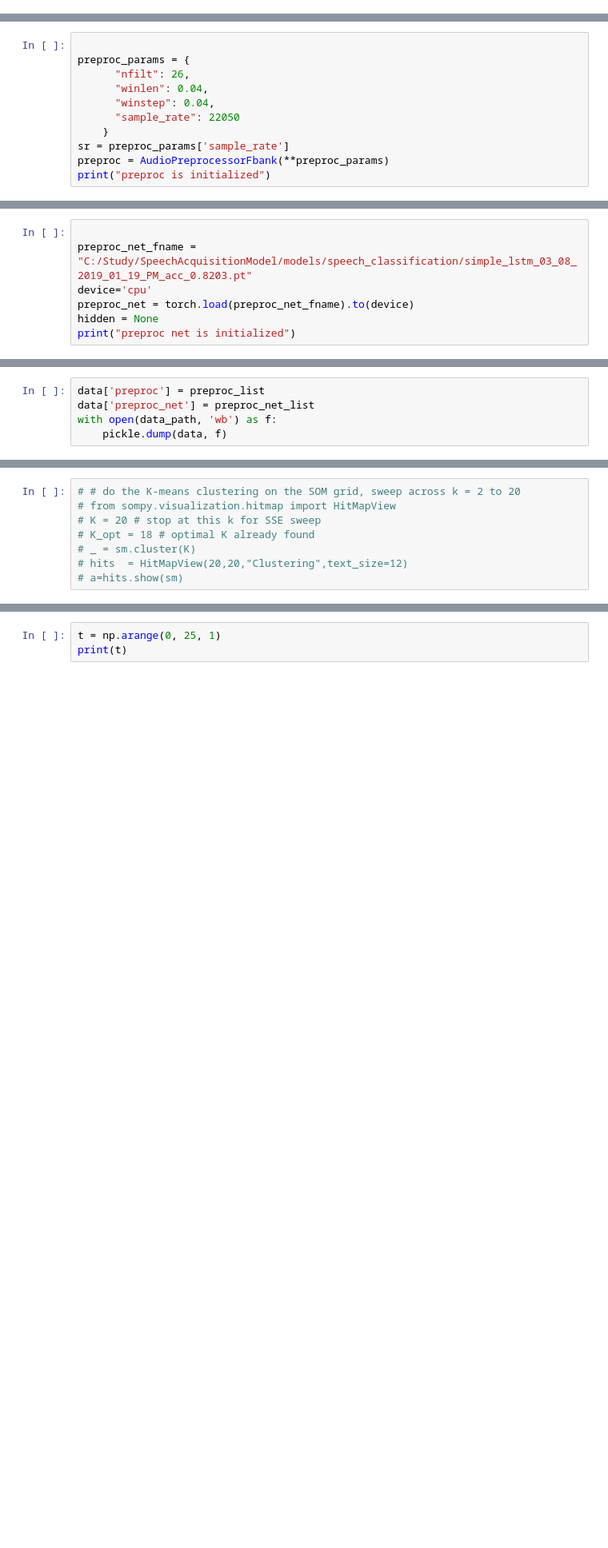
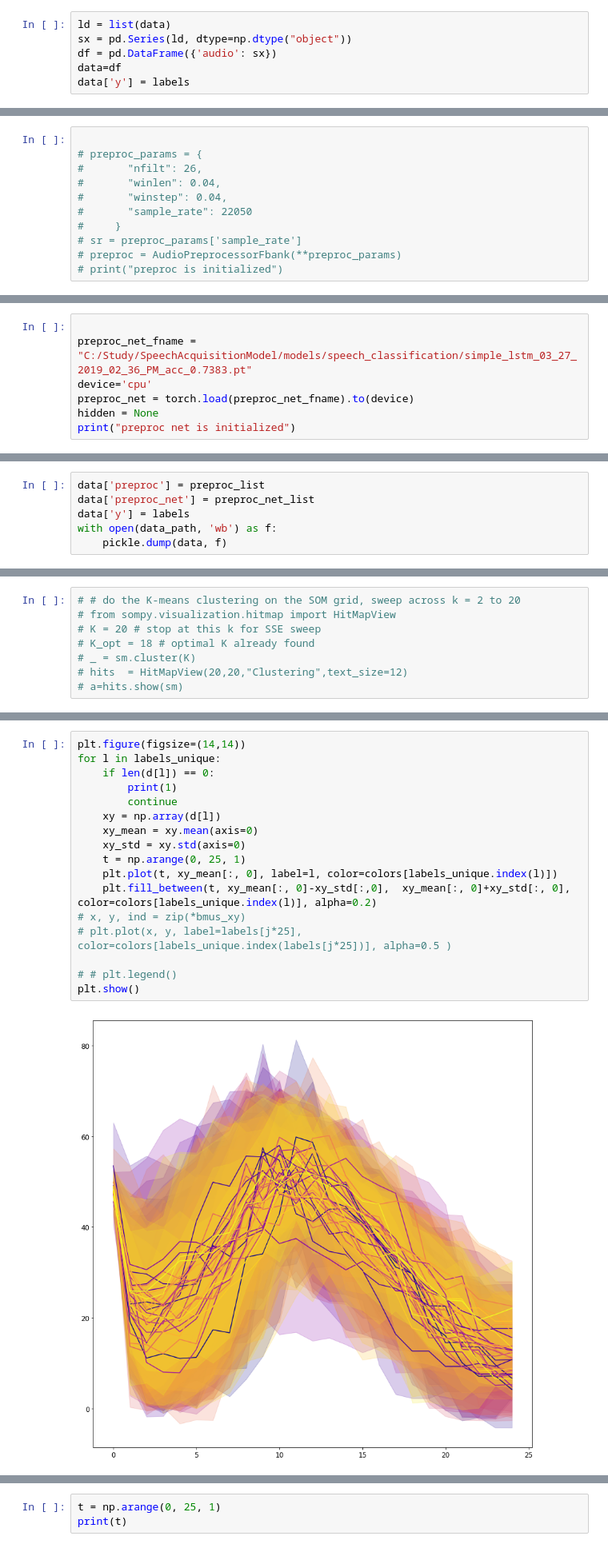
Before and after one commit to qdenisq/SpeechAcquisitionModel, a Jupyter notebook: src/som/som.ipynb, the cells around one changed output, grey strips where cells are left out. Shown at 80% size. Drawn from its saved outputs; the diff is of its cells as text; blank space fills up the shorter version.

```diff
--- a/src/som/som.ipynb
+++ b/src/som/som.ipynb
@@ -22,3 +70,9 @@ C:\ProgramData\Anaconda3\lib\site-packages\tensorflow\__init__.py
+# %%
+ld = list(data)
+sx = pd.Series(ld, dtype=np.dtype("object"))
+df = pd.DataFrame({'audio': sx})
+data=df
+data['y'] = labels
 # %%
 
 data_path = r'C:/Study/SpeechAcquisitionModel/data/raw/Simple_transitions/02_25_2019_03_29_PM_08/02_25_2019_03_29_PM_08.pd'
@@ -29,20 +83,20 @@ print('data is loaded')
 data is loaded
 # %%
 
-preproc_params = {
-      "nfilt": 26,
-      "winlen": 0.04,
-      "winstep": 0.04,
-      "sample_rate": 22050
-    }
-sr = preproc_params['sample_rate']
-preproc = AudioPreprocessorFbank(**preproc_params)
-print("preproc is initialized")
+# preproc_params = {
+#       "nfilt": 26,
+#       "winlen": 0.04,
+#       "winstep": 0.04,
+#       "sample_rate": 22050
+#     }
+# sr = preproc_params['sample_rate']
+# preproc = AudioPreprocessorFbank(**preproc_params)
+# print("preproc is initialized")
 # %% [output]
 preproc is initialized
 # %%
 
-preproc_net_fname = "C:/Study/SpeechAcquisitionModel/models/speech_classification/simple_lstm_03_08_2019_01_19_PM_acc_0.8203.pt"
+preproc_net_fname = "C:/Study/SpeechAcquisitionModel/models/speech_classification/simple_lstm_03_27_2019_02_36_PM_acc_0.7383.pt"
 device='cpu'
 preproc_net = torch.load(preproc_net_fname).to(device)
 hidden = None
@@ -75,6 +129,7 @@ print()
 # %%
 data['preproc'] = preproc_list
 data['preproc_net'] = preproc_net_list
+data['y'] = labels
 with open(data_path, 'wb') as f:
     pickle.dump(data, f)
 # %%
@@ -249,0 +282,19 @@ plt.show()
+# %%
+plt.figure(figsize=(14,14))
+for l in labels_unique:
+    if len(d[l]) == 0:
+        print(1)
+        continue
+    xy = np.array(d[l])
+    xy_mean = xy.mean(axis=0)
+    xy_std = xy.std(axis=0)
+    t = np.arange(0, 25, 1)
+    plt.plot(t, xy_mean[:, 0], label=l, color=colors[labels_unique.index(l)])
+    plt.fill_between(t, xy_mean[:, 0]-xy_std[:,0],  xy_mean[:, 0]+xy_std[:, 0], color=colors[labels_unique.index(l)], alpha=0.2)
+# x, y, ind = zip(*bmus_xy)
+# plt.plot(x, y, label=labels[j*25], color=colors[labels_unique.index(labels[j*25])], alpha=0.5 )
+
+# # plt.legend()
+plt.show()
+# %% [output]
+[figure, added]
```
Also changed, not shown: parts of 14 cells of this notebook, 4 other files.
